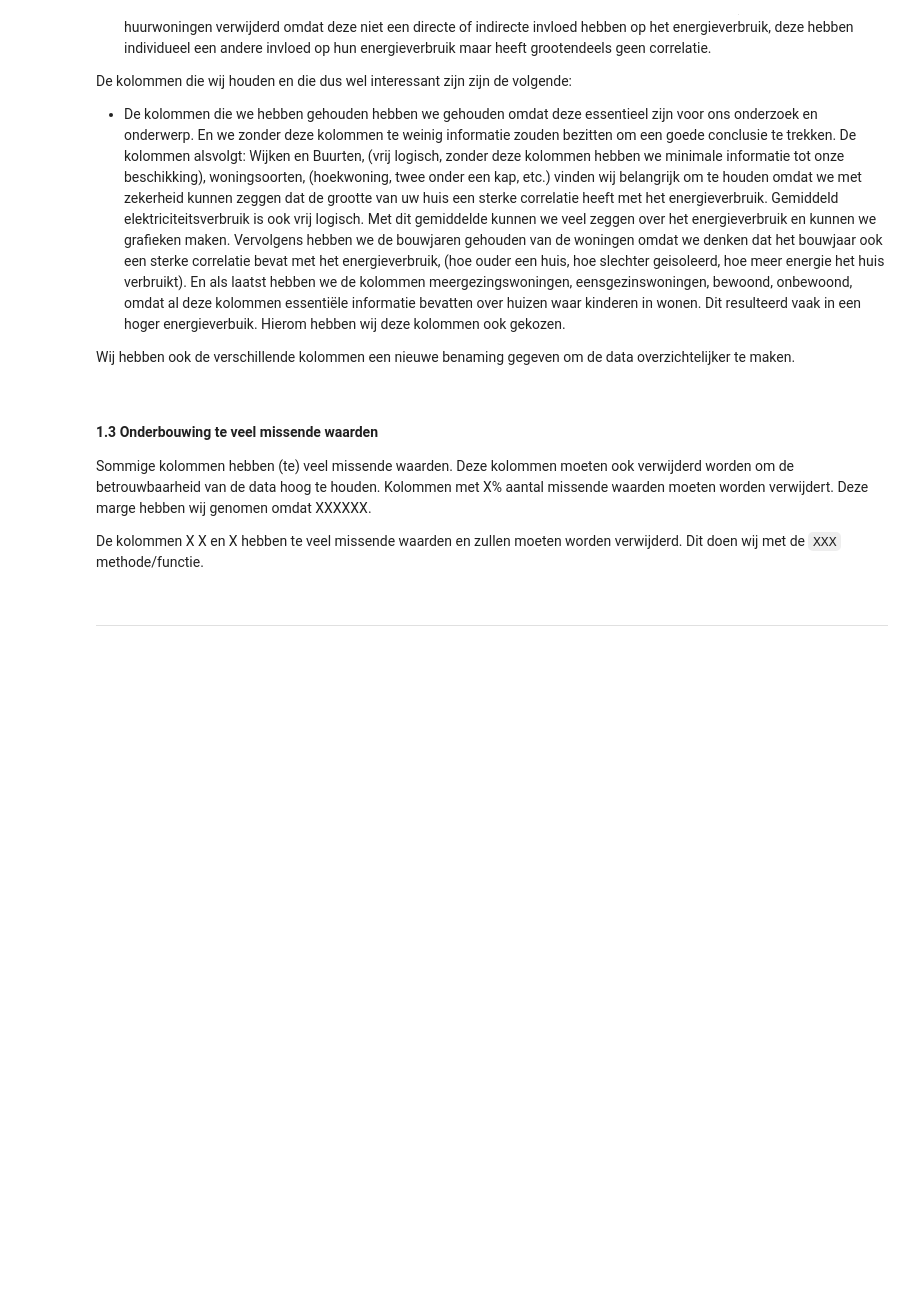
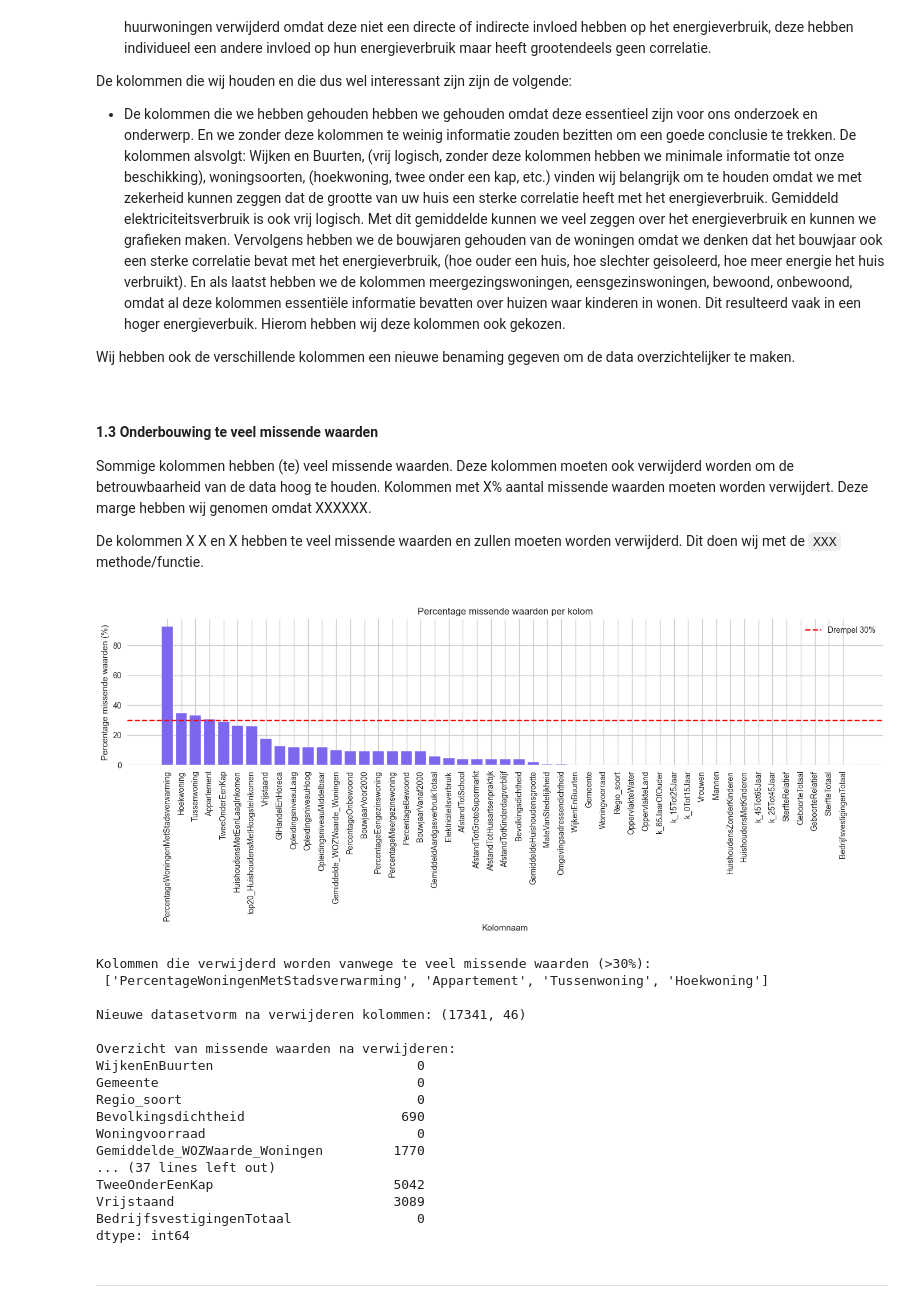
Before and after one commit to smeerkaas1234/Datalab-Jupyter-notebook-group-5, a Jupyter notebook: Notebook template.ipynb, the cells around one changed output. Cells and saved outputs as stored; diff of their text form; code cells hidden in the pictures; blank space fills up the shorter version.

```diff
--- a/Notebook template.ipynb
+++ b/Notebook template.ipynb
@@ -205,6 +207,47 @@ Sommige kolommen hebben (te) veel missende waarden. Deze kolommen moeten ook ver
 De kolommen X X en X <!-- placeholder --> hebben te veel missende waarden en zullen moeten worden verwijderd. Dit doen wij met de `XXX` methode/functie.
 # %%
 # Verwijderen van kolommen met te veel missende waarden
+# Verwijderen van kolommen met te veel missende waarden
+missing_percent = buurten.isna().mean() * 100
+missing_percent_sorted = missing_percent.sort_values(ascending=False)
+plt.figure(figsize=(14,6))
+bars = plt.bar(missing_percent_sorted.index, missing_percent_sorted.values, color='mediumslateblue')
+plt.xticks(rotation=90)
+plt.ylabel("Percentage missende waarden (%)")
+plt.xlabel("Kolomnaam")
+plt.title("Percentage missende waarden per kolom")
+plt.axhline(y=30, color='red', linestyle='--', label='Drempel 30%')
+plt.legend()
+plt.tight_layout()
+plt.show()
+threshold = 30
+cols_to_drop = missing_percent[missing_percent > threshold].index.tolist()
+print("Kolommen die verwijderd worden vanwege te veel missende waarden (>30%):\n", cols_to_drop)
+
+buurten_clean = buurten.drop(columns=cols_to_drop)
+
+print("\nNieuwe datasetvorm na verwijderen kolommen:", buurten_clean.shape)
+print("\nOverzicht van missende waarden na verwijderen:")
+print(buurten_clean.isna().sum())
+# %% [output]
+[figure, added]
+Kolommen die verwijderd worden vanwege te veel missende waarden (>30%):
+ ['PercentageWoningenMetStadsverwarming', 'Appartement', 'Tussenwoning', 'Hoekwoning']
+
+Nieuwe datasetvorm na verwijderen kolommen: (17341, 46)
+
+Overzicht van missende waarden na verwijderen:
+WijkenEnBuurten                          0
+Gemeente                                 0
+Regio_soort                              0
+Bevolkingsdichtheid                    690
+Woningvoorraad                           0
+Gemiddelde_WOZWaarde_Woningen         1770
+... (37 lines left out)
+TweeOnderEenKap                       5042
+Vrijstaand                            3089
+BedrijfsvestigingenTotaal                0
+dtype: int64
 # %% [markdown]
 ---
 # %% [markdown]
```
Also changed, not shown: parts of 2 cells of this notebook.
